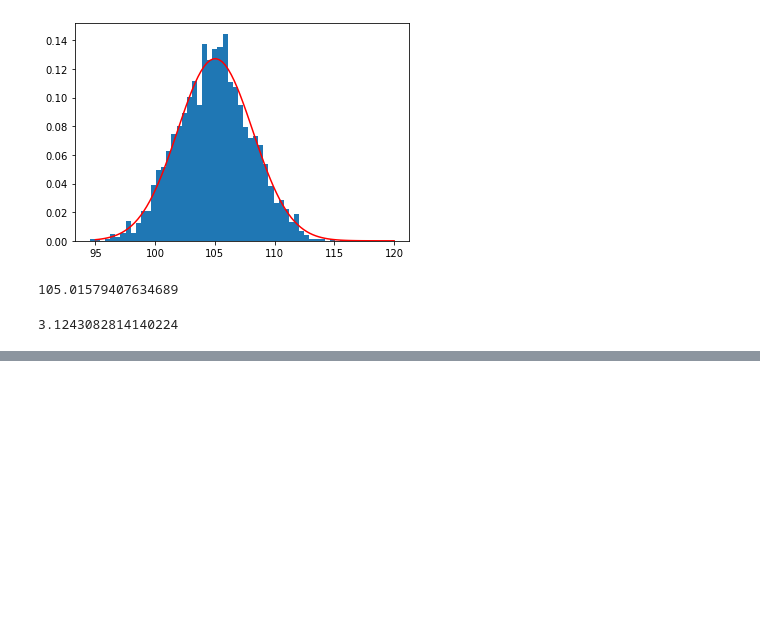
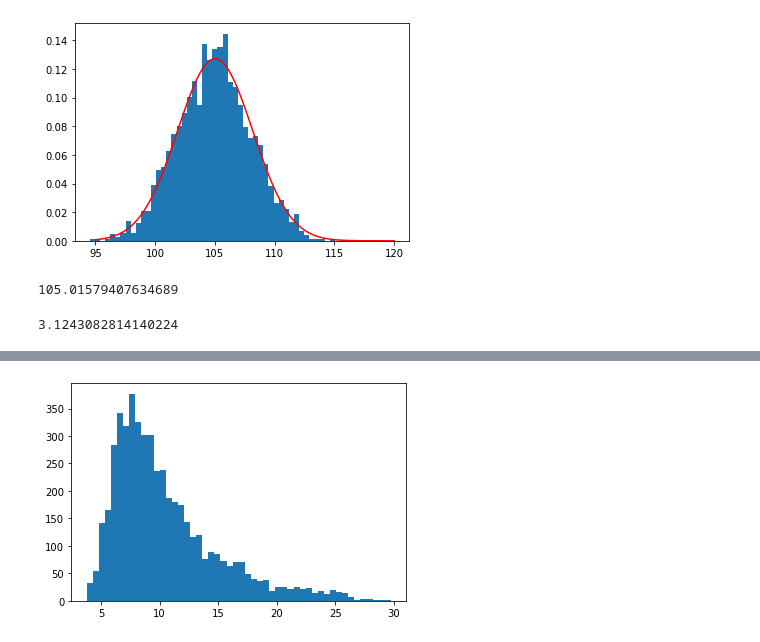
Before and after one commit to DrEntropy/BayesRulesWork, a Jupyter notebook: Chapter7.ipynb, the cells around one changed output, grey strips where cells are left out. Cells and saved outputs as stored; diff of their text form; code cells hidden in the pictures; blank space fills up the shorter version.

```diff
--- a/Chapter7.ipynb
+++ b/Chapter7.ipynb
@@ -128,0 +181,4 @@ np.std(sim)
+# %%
+plt.hist(sig_chain, bins = 50);
+# %% [output]
+[figure, added]
```
Also changed, not shown: parts of 14 cells of this notebook.
